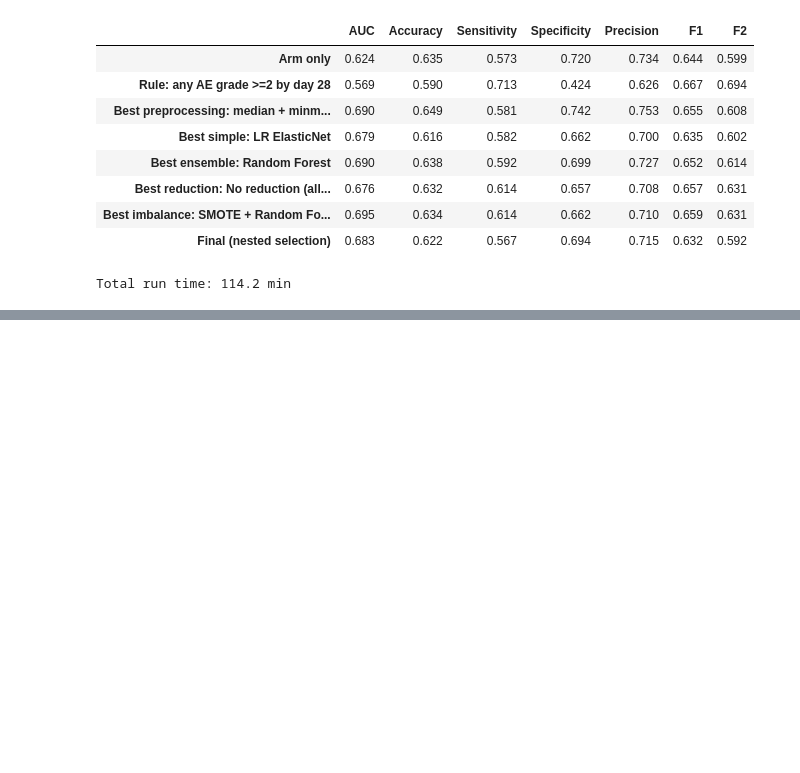
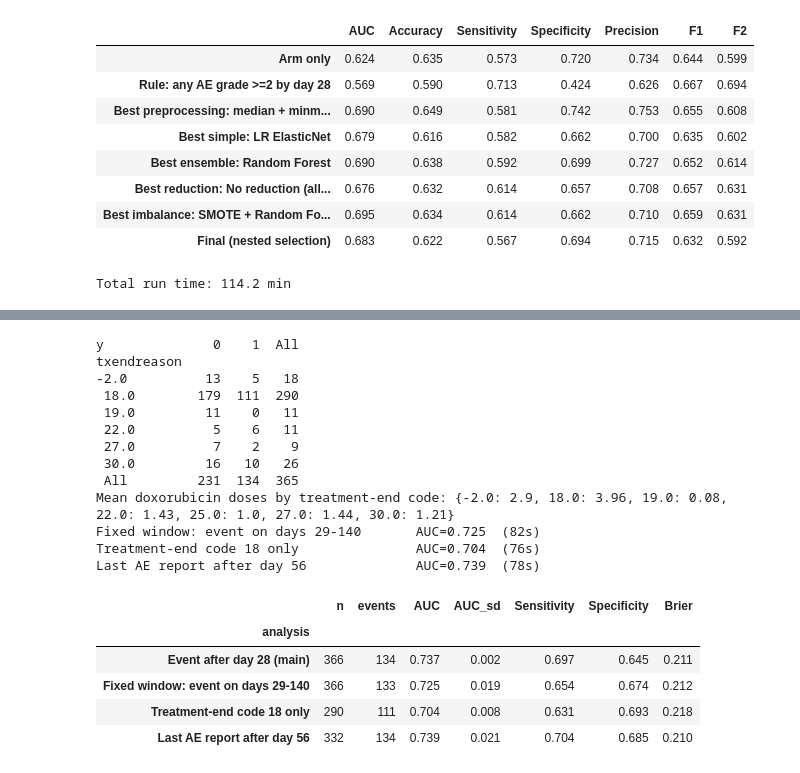
Before and after one commit to sama6064/Hematologic_Toxicity, a Jupyter notebook: RAQEEB_Toxicity_Landmark.ipynb, the cells around one changed output, grey strips where cells are left out. Drawn from its saved outputs; the diff is of its cells as text; code cells hidden in the pictures; blank space fills up the shorter version.

```diff
--- a/RAQEEB_Toxicity_Landmark.ipynb
+++ b/RAQEEB_Toxicity_Landmark.ipynb
@@ -1149,0 +1192,44 @@ Total run time: 114.2 min
+# %%
+first_h = dh.MASK_ID.map(ae[OUTCOMES["heme"] & (ae.GRADE_ID >= 3)].groupby("MASK_ID").aestart.min())
+last_ae = dh.MASK_ID.map(ae.groupby("MASK_ID").aestart.max())
+txend   = dh.MASK_ID.map(patients.set_index("MASK_ID").txendreason).rename("txendreason")
+print(pd.crosstab(txend, dh.y, margins=True))
+print("Mean doxorubicin doses by treatment-end code:", patients.groupby("txendreason").dox_ndoses.mean().round(2).to_dict())
+
+variants = {
+    "Event after day 28 (main)":               (np.ones(len(dh), bool), yh),
+    "Fixed window: event on days 29-140":      (np.ones(len(dh), bool), first_h.between(29, 140).astype(int).values),
+    "Treatment-end code 18 only":              ((txend == 18).values, yh),
+    "Last AE report after day 56":             ((last_ae > 56).values, yh),
+}
+win_rows = []
+for name, (keep, yv) in variants.items():
+    if name.endswith("(main)"):
+        s = final_s
+    else:
+        t = time.time(); s, _ = oof(final_pipe, cand_grid, Xh[keep].reset_index(drop=True), yv[keep])
+        print(f"{name:40s} AUC={s.AUC:.3f}  ({time.time()-t:.0f}s)")
+    win_rows.append(dict(analysis=name, n=int(keep.sum()), events=int(yv[keep].sum()), AUC=s.AUC, AUC_sd=s.AUC_sd,
+                         Sensitivity=s.Sensitivity, Specificity=s.Specificity, Brier=s.Brier))
+res_win = pd.DataFrame(win_rows).set_index("analysis").round(3)
+res_win.to_csv(f"{RV}/window.csv"); res_win
+# %% [output]
+y              0    1  All
+txendreason
+-2.0          13    5   18
+ 18.0        179  111  290
+ 19.0         11    0   11
+ 22.0          5    6   11
+ 27.0          7    2    9
+ 30.0         16   10   26
+ All         231  134  365
+Mean doxorubicin doses by treatment-end code: {-2.0: 2.9, 18.0: 3.96, 19.0: 0.08, 22.0: 1.43, 25.0: 1.0, 27.0: 1.44, 30.0: 1.21}
+Fixed window: event on days 29-140       AUC=0.725  (82s)
+Treatment-end code 18 only               AUC=0.704  (76s)
+Last AE report after day 56              AUC=0.739  (78s)
+|  | n | events | AUC | AUC_sd | Sensitivity | Specificity | Brier |
+| analysis |  |  |  |  |  |  |  |
+| Event after day 28 (main) | 366 | 134 | 0.737 | 0.002 | 0.697 | 0.645 | 0.211 |
+| Fixed window: event on days 29-140 | 366 | 133 | 0.725 | 0.019 | 0.654 | 0.674 | 0.212 |
+| Treatment-end code 18 only | 290 | 111 | 0.704 | 0.008 | 0.631 | 0.693 | 0.218 |
+| Last AE report after day 56 | 332 | 134 | 0.739 | 0.021 | 0.704 | 0.685 | 0.210 |
```
Also changed, not shown: parts of 11 cells of this notebook, 8 other files.
